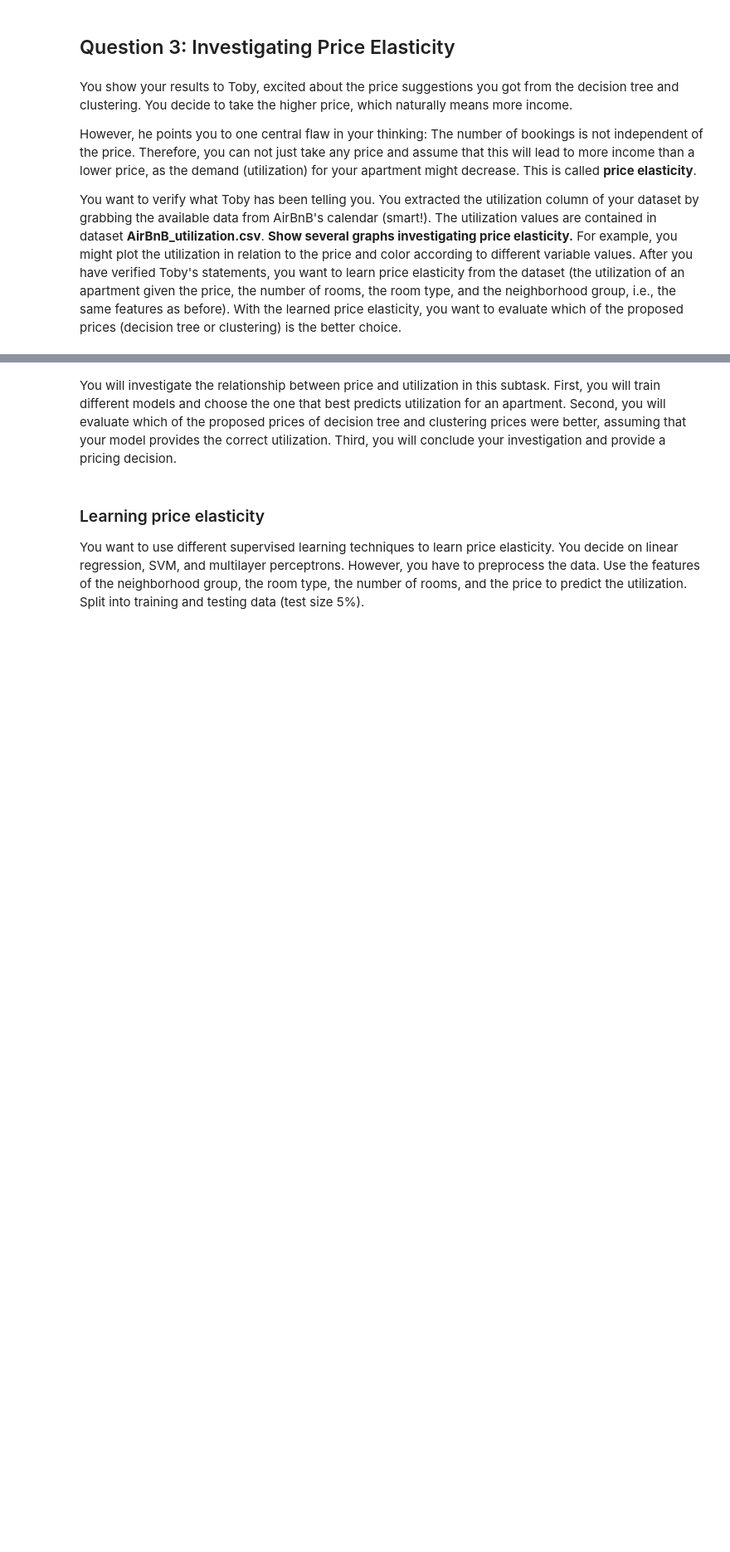
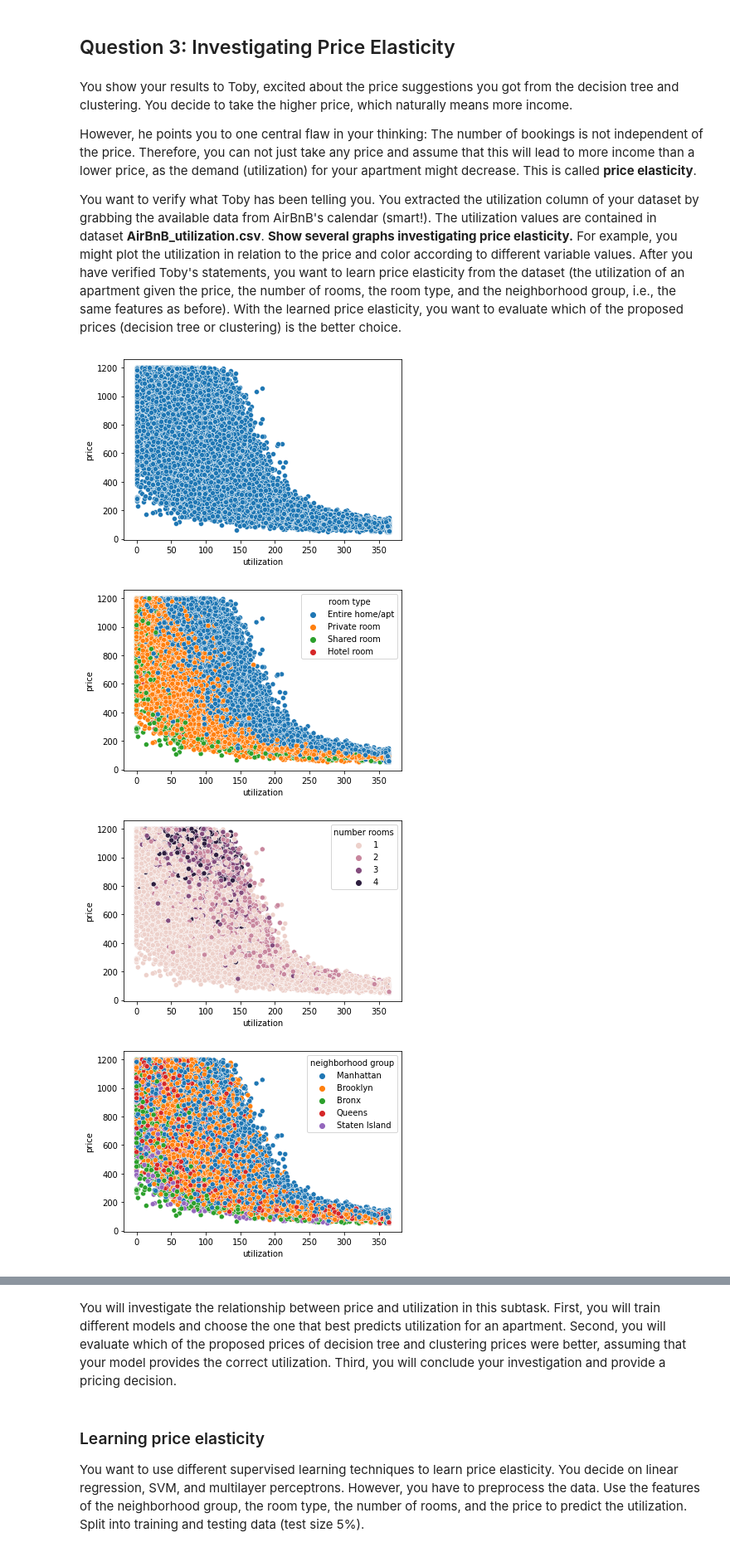
Before and after one commit to CodingTil/2022_23---Introduction-to-Data-Science---Exercises, a Jupyter notebook: assignment_1/assignment_1.ipynb, the cells around one changed output, grey strips where cells are left out. Shown at 83% size. Drawn from its saved outputs; the diff is of its cells as text; code cells hidden in the pictures; blank space fills up the shorter version.

```diff
--- a/assignment_1/assignment_1.ipynb
+++ b/assignment_1/assignment_1.ipynb
@@ -644,3 +751,31 @@ You want to verify what Toby has been telling you. You extracted the utilization
 After you have verified Toby's statements, you want to learn price elasticity from the dataset (the utilization of an apartment given the price, the number of rooms, the room type, and the neighborhood group, i.e., the same features as before). With the learned price elasticity, you want to evaluate which of the proposed prices (decision tree or clustering) is the better choice.
 # %%
 # Your answer goes here
+# load data set "AirBnB_utilization.csv"
+airbnb_utilization = pd.read_csv("AirBnB_utilization.csv")
+
+# show several graphs investigating price elasticity
+# plot utilization vs price using seaborn
+sns.scatterplot(x="utilization", y="price", data=airbnb_utilization)
+plt.show()
+
+# plot utilization vs price using seaborn, hue="room type"
+sns.scatterplot(x="utilization", y="price", hue="room type", data=airbnb_utilization)
+plt.show()
+
+# plot utilization vs price using seaborn, hue="number rooms"
+sns.scatterplot(x="utilization", y="price", hue="number rooms", data=airbnb_utilization)
+plt.show()
+
+# plot utilization vs price using seaborn, hue="neighborhood group"
+sns.scatterplot(x="utilization", y="price", hue="neighborhood group", data=airbnb_utilization)
+plt.show()
+
+# plot pairplot using seaborn
+sns.pairplot(airbnb_utilization, vars=["neighborhood group", "room type", "number rooms", "price", "utilization"])
+plt.show()
+# %% [output]
+[figure, added]
+[figure, added]
+[figure, added]
+[figure, added]
```
Also changed, not shown: parts of 19 cells of this notebook, 1 other file.
